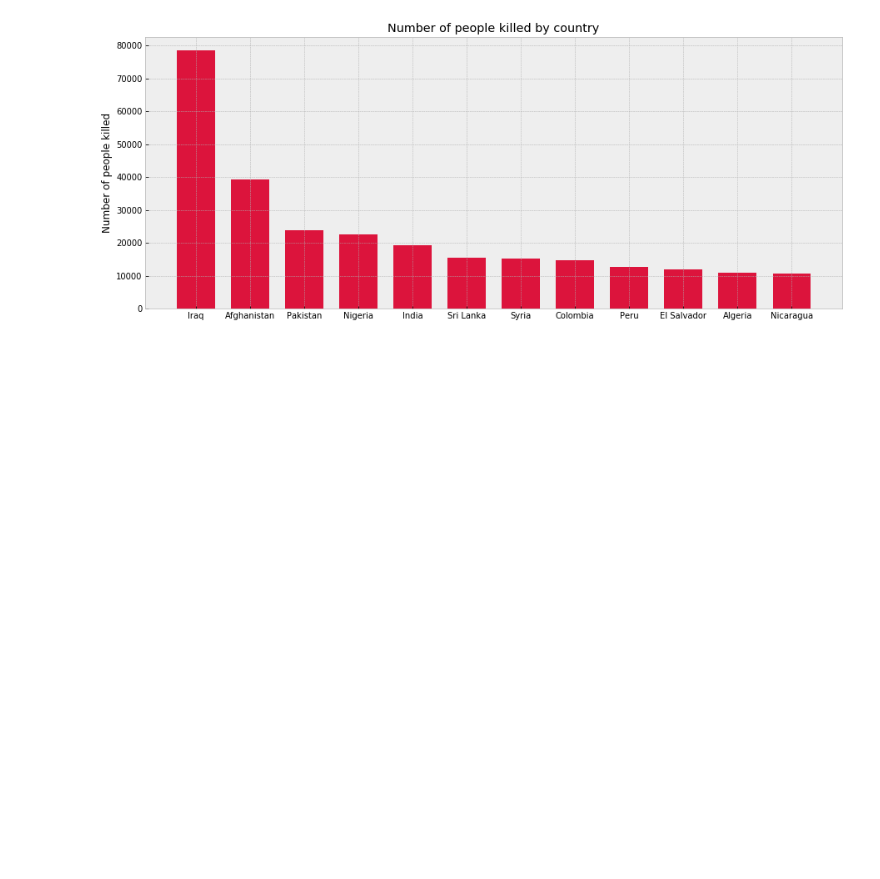
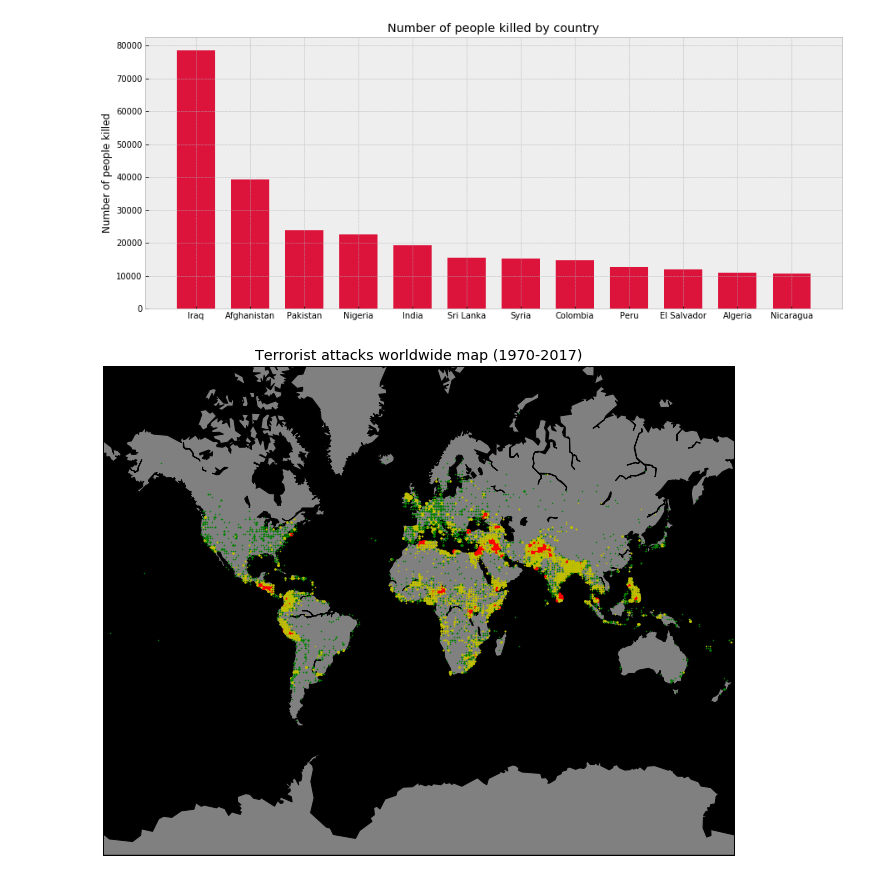
Before and after one commit to Andre711/PR19TANM, a Jupyter notebook: PR_Projekt/Projekt.ipynb, the cells around one changed output. Saved outputs shown, nothing was run; the diff lists cells and outputs as text; code cells hidden in the pictures; blank space fills up the shorter version.

```diff
--- a/PR_Projekt/Projekt.ipynb
+++ b/PR_Projekt/Projekt.ipynb
@@ -106,3 +107,69 @@ plt.ylabel('Number of people killed')
 # %% [output]
 Text(0, 0.5, 'Number of people killed')
 [figure]
+# %%
+def sizeBasedOnNumberOfAttacks(nbOfAttacks):
+	if(nbOfAttacks < 5): return 1
+	if(nbOfAttacks < 10): return 2
+	if(nbOfAttacks < 50): return 3
+	if(nbOfAttacks < 100): return 4
+	if(nbOfAttacks < 200): return 5
+	if(nbOfAttacks < 500): return 6
+	if(nbOfAttacks < 1000): return 7
+	if(nbOfAttacks < 2000): return 8
+	return 10
+
+def colorBasedOnKilled(nkill):
+	if(nkill < 5): return 'g.'
+	if(nkill < 500): return 'y.'
+	return 'r.'
+
+plt.figure(figsize=(16,9))
+
+m = Basemap(projection='merc',llcrnrlat=-80,urcrnrlat=80,\
+            llcrnrlon=-180,urcrnrlon=180,lat_ts=20,resolution='c')
+m.drawcoastlines()
+m.fillcontinents(color='gray',lake_color='black')
+m.drawmapboundary(fill_color='black')
+plt.title("Terrorist attacks worldwide map (1970-2017)")
+
+slovarKoordinat = {}
+
+for i in range (1, len(terrorism)):
+
+	try:
+		lat = int(float(terrorism[i][10])) # Severno
+		lon = int(float(terrorism[i][11]))	# Vzhodno
+		nkill = int(terrorism[i][22]) # število umrlih
+		nwound = int(terrorism[i][23]) # število poškodovanih
+
+		if (lat, lon) not in slovarKoordinat:
+			slovarKoordinat[(lat, lon)] = (0, 0, 0) #nb of attacks, nkill, nwound
+
+		nbOfAttacks, kill, wound = slovarKoordinat[(lat, lon)]
+		slovarKoordinat[(lat, lon)] = (nbOfAttacks + 1, kill + nkill, wound + nwound)
+
+	except ValueError:
+	# do nothing
+		continue
+
+for key, value in slovarKoordinat.items():
+	lat, lon = key
+	nbOfAttacks, nkill, nwound = value
+
+	try:
+		lat = int(lat)
+		lon = int(lon)
+
+		markerSize = sizeBasedOnNumberOfAttacks(nbOfAttacks)
+		color = colorBasedOnKilled(nkill)
+
+		x,y = m(lon, lat)
+		m.plot(x, y, color, markersize=markerSize)
+	except ValueError:
+	# do nothing
+		continue
+
+plt.show()
+# %% [output]
+[figure, added]
```
Also changed, not shown: parts of 1 cell of this notebook.
